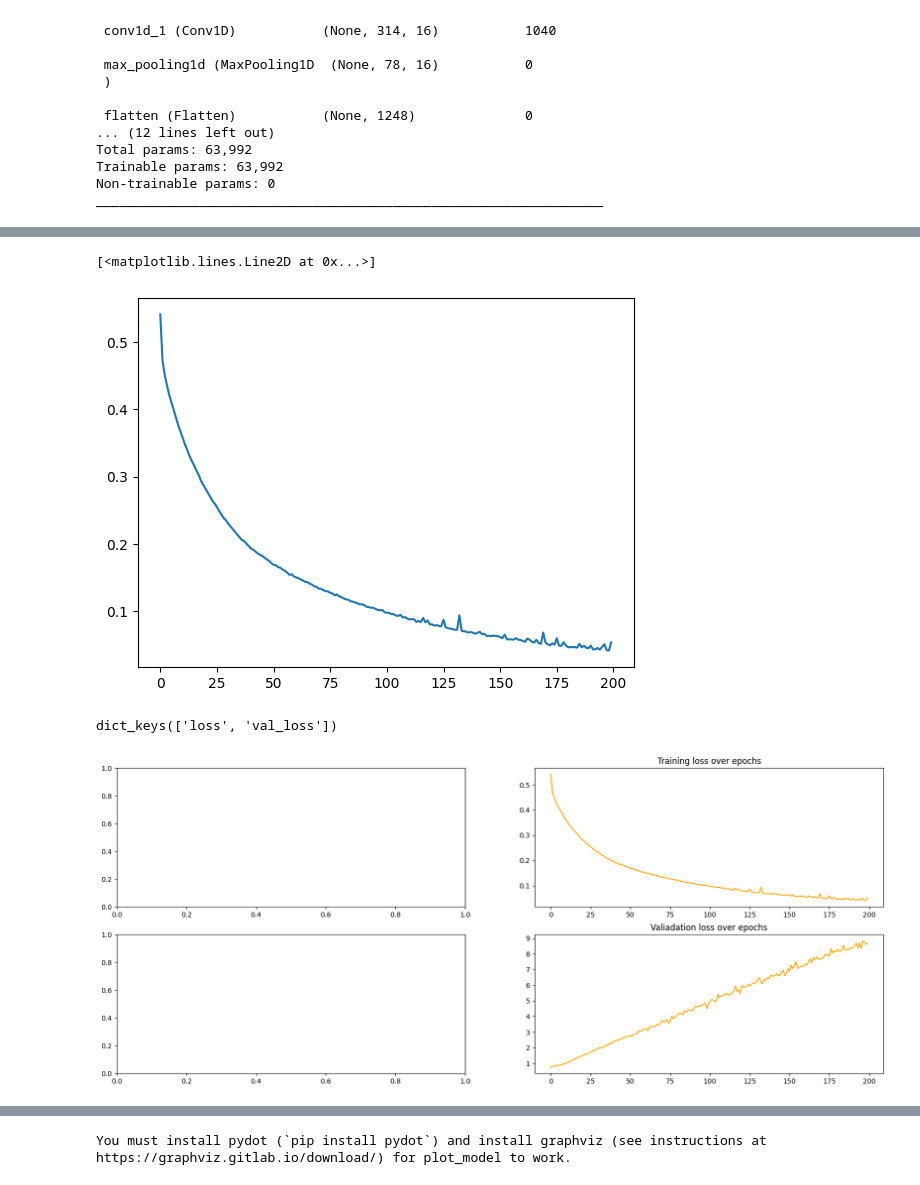
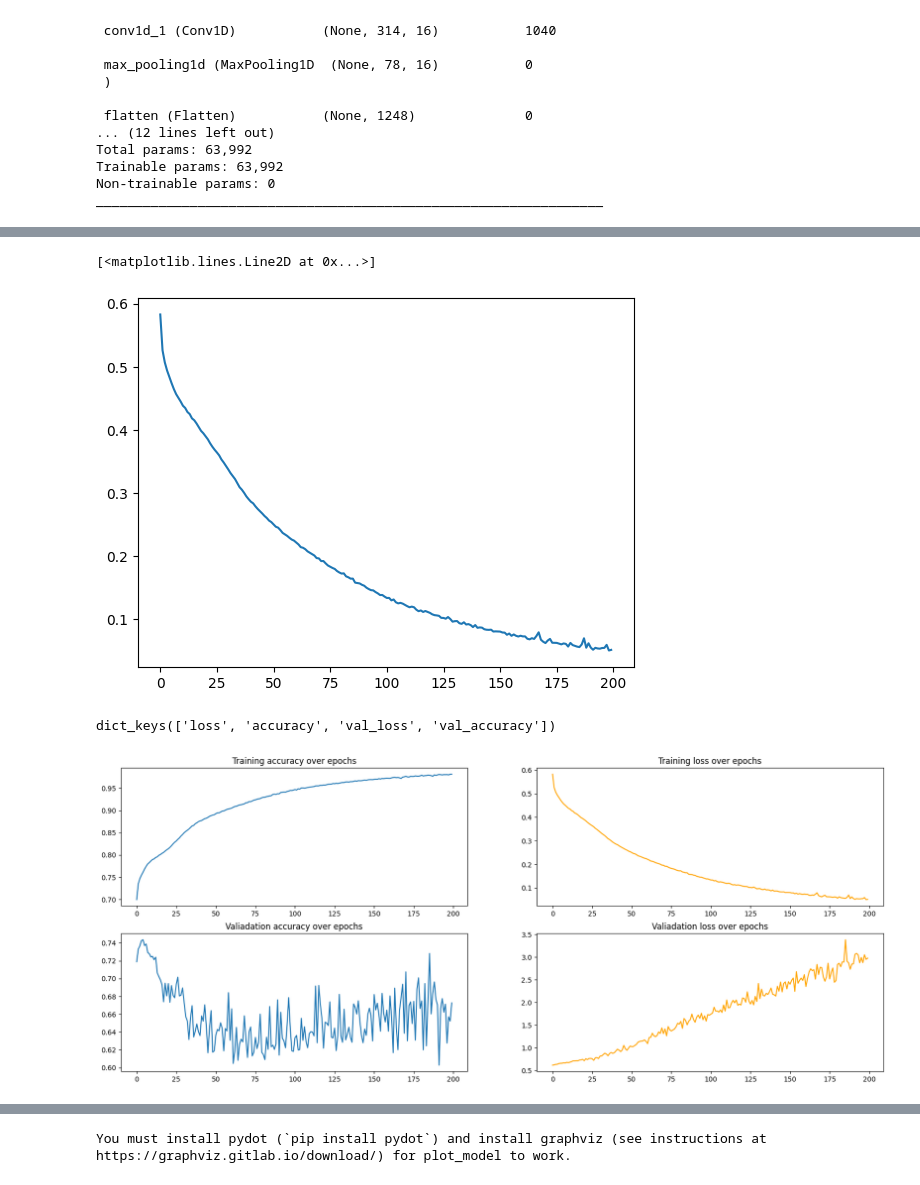
Before and after one commit to correlllab/Multivariate_ts_transformer_predictor, a Jupyter notebook: src/notebooks/fcnn_vs_transformer.ipynb, the cells around one changed output, grey strips where cells are left out. Drawn from its saved outputs; the diff is of its cells as text; code cells hidden in the pictures.

```diff
--- a/src/notebooks/fcnn_vs_transformer.ipynb
+++ b/src/notebooks/fcnn_vs_transformer.ipynb
@@ -400,7 +400,8 @@ model.compile(
         learning_rate = 0.0010, # 0.0015 #0.002 # 0.004
         momentum      = 0.125 #0.25 # 0.50 # 0.75
     ),
-    loss      = 'categorical_crossentropy' #'MSE'
+    loss      = 'categorical_crossentropy', #'MSE'
+    metrics=['accuracy']
 )
 # %% [output]
 Model: "sequential"
@@ -468,32 +469,34 @@ import matplotlib.pyplot as plt
 plt.plot(history.history['loss'])
 # %% [output]
 [<matplotlib.lines.Line2D at 0x...>]
-[figure, old version]
+[figure, new version]
 # %%
 history.history.keys()
 # %% [output]
-dict_keys(['loss', 'val_loss'])
+dict_keys(['loss', 'accuracy', 'val_loss', 'val_accuracy'])
 # %%
 loss = history.history['loss']
 val_loss = history.history['val_loss']
+accuracy = history.history['accuracy']
+val_accuracy = history.history['val_accuracy']
 # %%
 fig, axes = plt.subplots(2, 2, figsize=(20, 8))
-#axes[0, 0].plot(acc, label='Training accuracy')
-#axes[0, 0].title.set_text('Training accuracy over epochs')
+axes[0, 0].plot(accuracy, label='Training accuracy')
+axes[0, 0].title.set_text('Training accuracy over epochs')
 axes[0, 1].plot(np.array(loss), label='Training loss', color='orange')
 axes[0, 1].title.set_text('Training loss over epochs')
 
 
 
-#axes[1, 0].plot(val_acc, label='Validation accuracy')
-#axes[1, 0].title.set_text('Valiadation accuracy over epochs')
+axes[1, 0].plot(val_accuracy, label='Validation accuracy')
+axes[1, 0].title.set_text('Valiadation accuracy over epochs')
 axes[1, 1].plot(np.array(val_loss), label='Validation loss', color='orange')
 axes[1, 1].title.set_text('Valiadation loss over epochs')
 
 
 plt.show()
 # %% [output]
-[figure, old version]
+[figure, new version]
 # %%
 print( X_test.shape )
 print( Y_test.shape )
```
Also changed, not shown: parts of 8 cells of this notebook, 51 other files.
